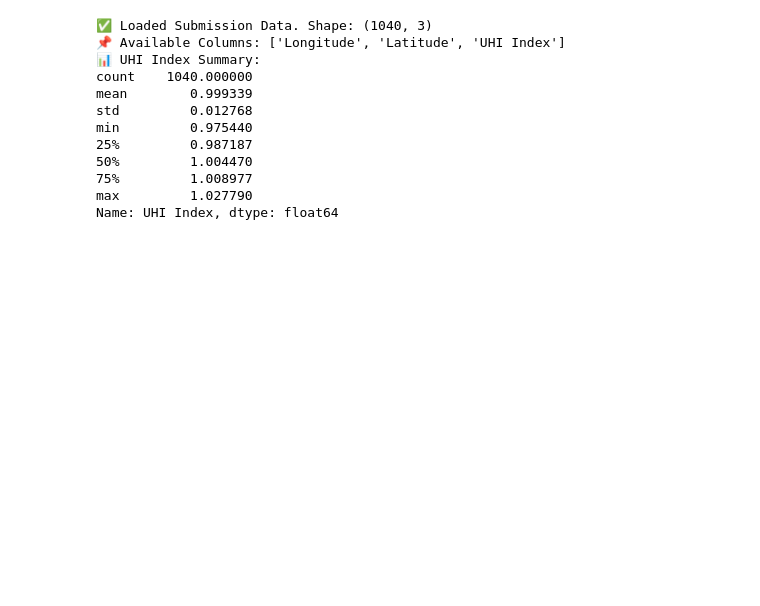
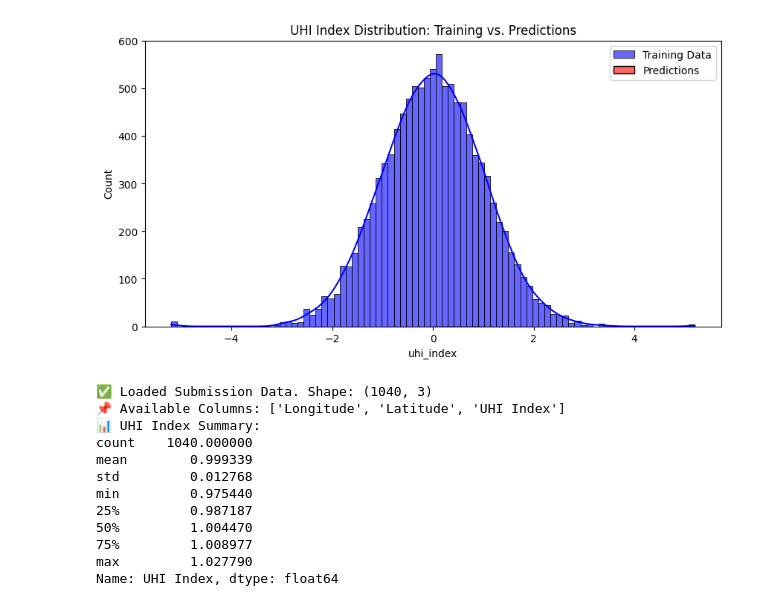
Before and after one commit to vidit135g/UHI-Predictor, a Jupyter notebook: notebooks/submission_generator.ipynb, the cells around one changed output. Cells and saved outputs as stored; diff of their text form; code cells hidden in the pictures; blank space fills up the shorter version.

Commit message:
Updated model training and submission scripts for improved accuracy

```diff
--- a/notebooks/submission_generator.ipynb
+++ b/notebooks/submission_generator.ipynb
@@ -130,3 +338,23 @@ For example, when doing 'df[col].method(value, inplace=True)', try using 'df.met
+# %%
+import pandas as pd
+import matplotlib.pyplot as plt
+import seaborn as sns
+
+# Load generated submission file
+submission_df = pd.read_csv("../data/submission_vidit.csv")
+
+# Load training data for comparison
+train_df = pd.read_csv("../data/processed/UHI_Weather_Building_Sentinel_LST_Featured_Cleaned.csv")
+
+# Distribution comparison
+plt.figure(figsize=(10, 5))
+sns.histplot(train_df["uhi_index"], label="Training Data", kde=True, color="blue", alpha=0.6)
+sns.histplot(submission_df["UHI Index"], label="Predictions", kde=True, color="red", alpha=0.6)
+plt.title("UHI Index Distribution: Training vs. Predictions")
+plt.legend()
+plt.show()
+# %% [output]
+[figure, added]
 # %%
 # 📌 Import Required Libraries
 import pandas as pd
```
Also changed, not shown: parts of 3 cells of this notebook, 22 other files.
